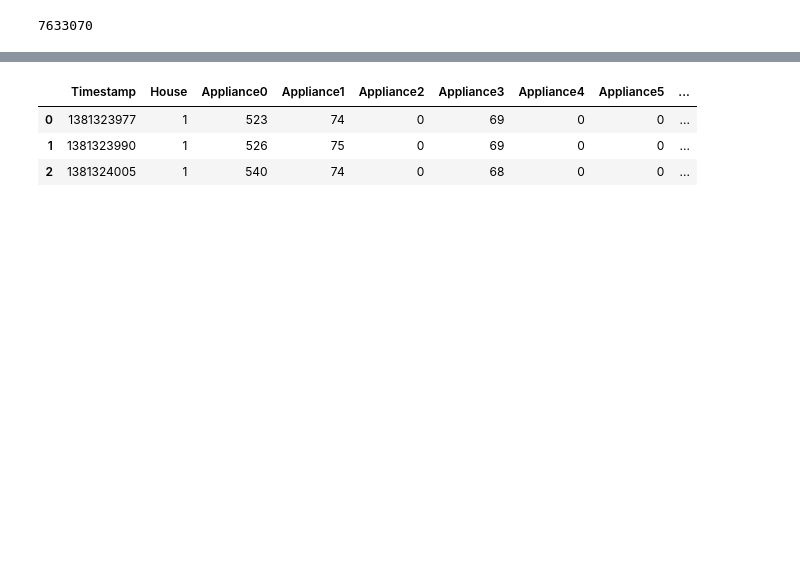
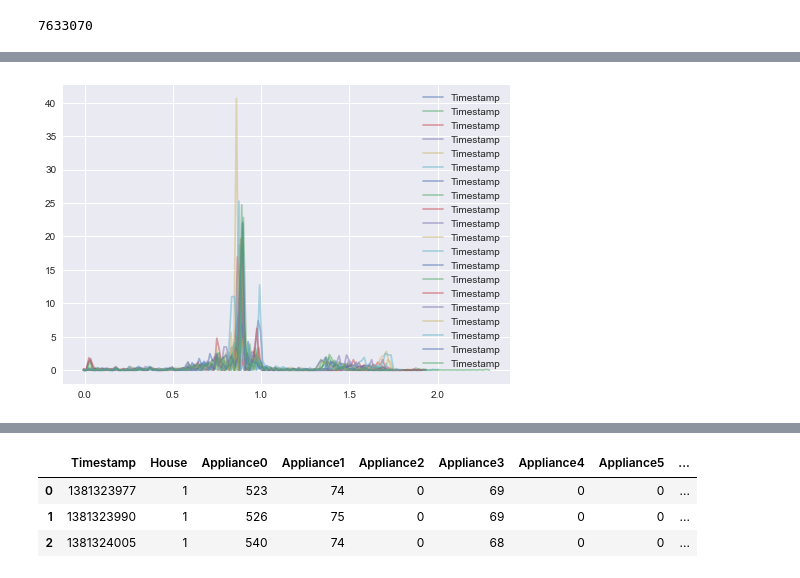
Before and after one commit to sipolac/thesis, a Jupyter notebook: py/Untitled.ipynb, the cells around one changed output, grey strips where cells are left out. Cells and saved outputs as stored; diff of their text form; code cells hidden in the pictures; blank space fills up the shorter version.

```diff
--- a/py/Untitled.ipynb
+++ b/py/Untitled.ipynb
@@ -192,0 +344,6 @@ array([  0,  15,  30,  45,  60,  75,  90, 105, 120, 135, 150, 165, 180,
+# %%
+for house_id in house_ids:
+    sns.kdeplot(agg.loc[agg['House']==house_id]['Timestamp'], bw=0.002, alpha=0.5)
+# sns.kdeplot(agg['Timestamp'], bw=0.002)
+# %% [output]
+[figure, added]
```
Also changed, not shown: parts of 23 cells of this notebook, 1 other file.
